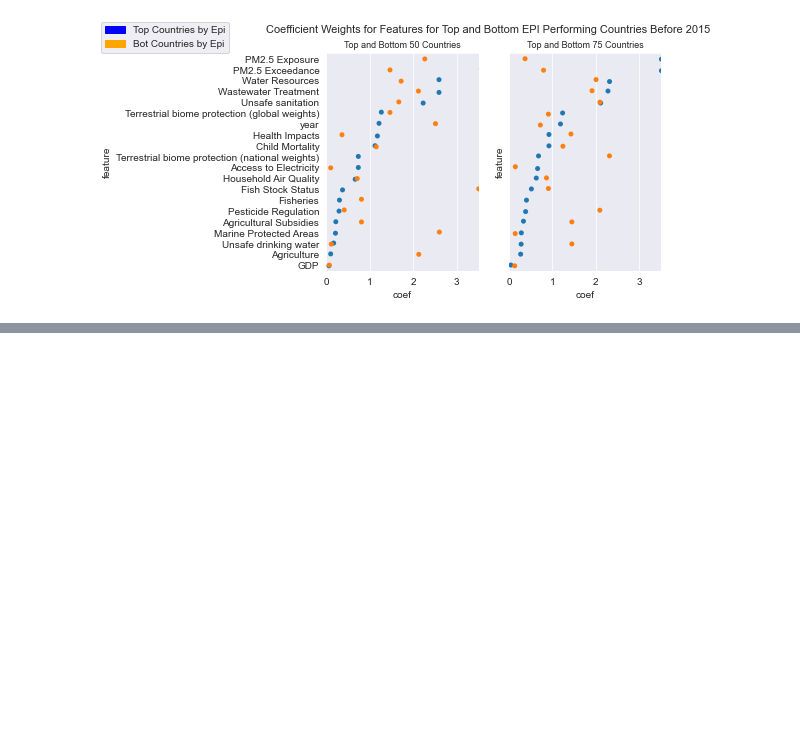
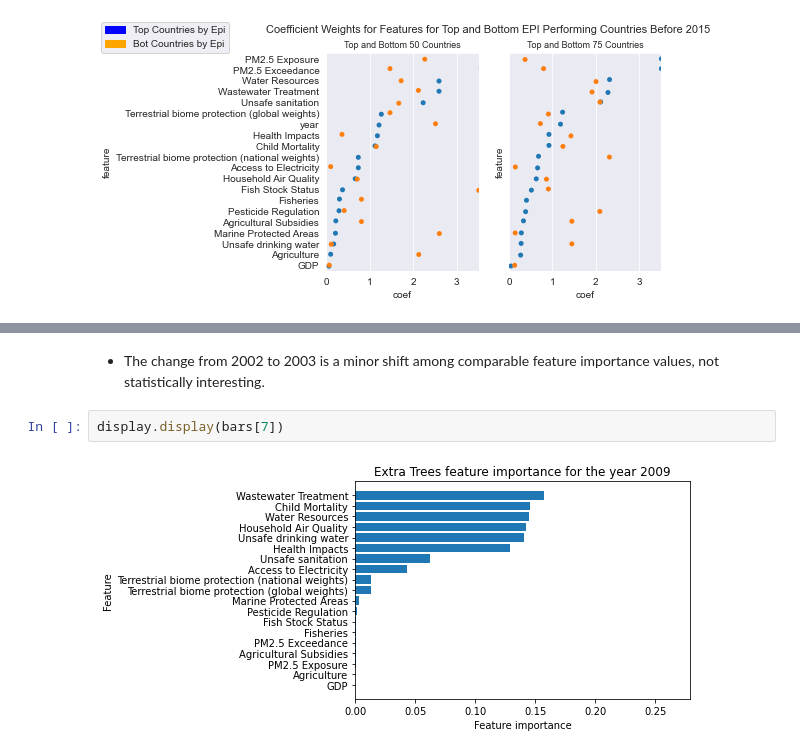
Before and after one commit to Avanyali/EPIDemographicModel, a Jupyter notebook: Step5_Analysis.ipynb, the cells around one changed output, grey strips where cells are left out. Drawn from its saved outputs; the diff is of its cells as text; blank space fills up the shorter version.

```diff
--- a/Step5_Analysis.ipynb
+++ b/Step5_Analysis.ipynb
@@ -40,0 +64,6 @@ images_with_string_in_name('side')
+# %% [markdown]
+- The change from 2002 to 2003 is a minor shift among comparable feature importance values, not statistically interesting.
+# %%
+display.display(bars[7])
+# %% [output]
+[figure, added]
```
Also changed, not shown: parts of 22 cells of this notebook.
